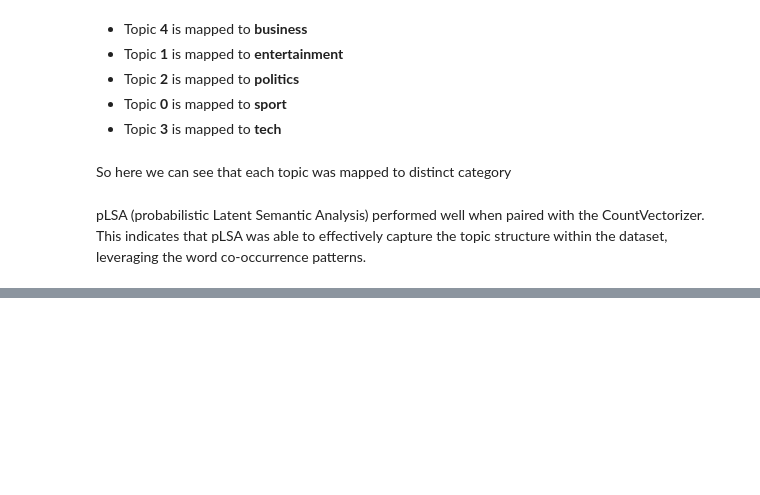
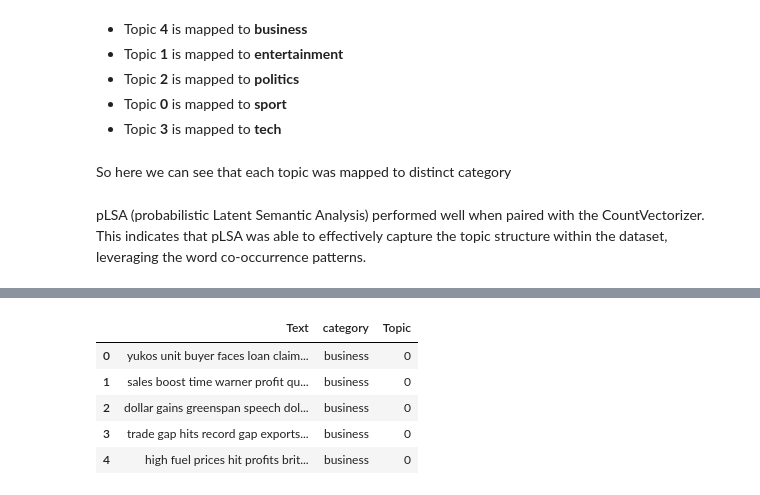
Before and after one commit to Ryansh12/Topic-Modeling-on-News-Articles, a Jupyter notebook: Topic_Modeling_on_News_Articles.ipynb, the cells around one changed output, grey strips where cells are left out. Drawn from its saved outputs; the diff is of its cells as text; code cells hidden in the pictures; blank space fills up the shorter version.

```diff
--- a/Topic_Modeling_on_News_Articles.ipynb
+++ b/Topic_Modeling_on_News_Articles.ipynb
@@ -913,0 +954,12 @@ So here we can see that each topic was mapped to distinct category
+# %%
+news_topics = lsa_TFIDF.transform(TFIDF_dtm)
+news_topics.shape
+data['Topic'] = news_topics.argmax(axis=1)
+data.head()
+# %% [output]
+|  | Text | category | Topic |
+| 0 | yukos unit buyer faces loan claim... | business | 0 |
+| 1 | sales boost time warner profit qu... | business | 0 |
+| 2 | dollar gains greenspan speech dol... | business | 0 |
+| 3 | trade gap hits record gap exports... | business | 0 |
+| 4 | high fuel prices hit profits brit... | business | 0 |
```
Also changed, not shown: parts of 9 cells of this notebook.
